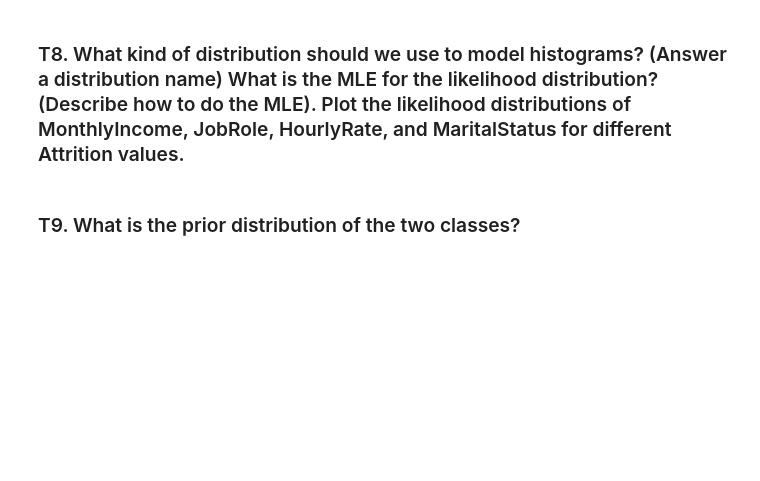
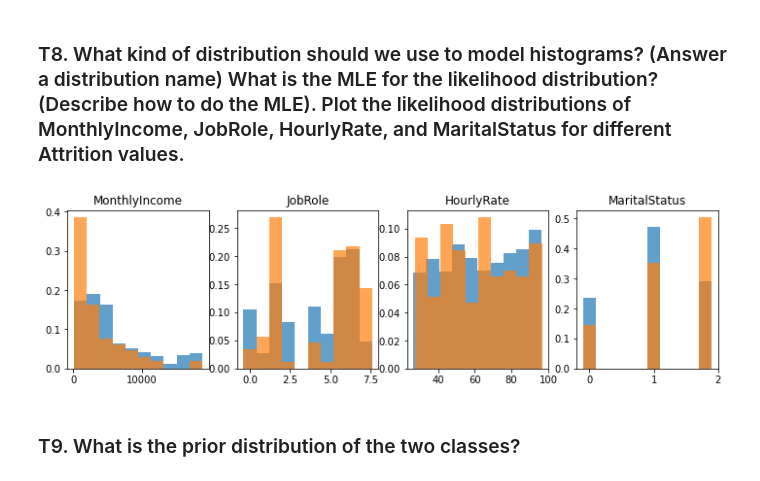
Before and after one commit to Bee0Theepob/Pattern, a Jupyter notebook: HW2/Pattern_HW2_student_2024.ipynb, the cells around one changed output. Cells and saved outputs as stored; diff of their text form; code cells hidden in the pictures; blank space fills up the shorter version.

```diff
--- a/HW2/Pattern_HW2_student_2024.ipynb
+++ b/HW2/Pattern_HW2_student_2024.ipynb
@@ -139,5 +160,35 @@ bin = 100
 # %% [markdown]
 ### T8. What kind of distribution should we use to model histograms? (Answer a distribution name) What is the MLE for the likelihood distribution? (Describe how to do the MLE). Plot the likelihood distributions of MonthlyIncome, JobRole, HourlyRate, and MaritalStatus for different Attrition values.
+# %%
+def divide_into_bins(data, n_bin):
+ mn = np.nanmin(data)
+ mx = np.nanmax(data)
+ bin_size = (mx - mn) / n_bin
+ bins = np.append(np.append(-np.inf, np.arange(mn, mx, bin_size)), np.inf)
+ idx = np.digitize(data, bins)
+ bin_cnt = np.bincount(idx)
+ while (bin_cnt.shape[0] - 1 < bins.shape[0]):
+    bin_cnt = np.append(bin_cnt, 0)
+ bin_cnt = bin_cnt / np.sum(bin_cnt)
+
+ return bins, bin_cnt, bin_size
+def display_histogram_probs(bins, bin_cnt, cls, bin_size):
+ cls.bar(bins[1:-1], bin_cnt[2:-1], width=bin_size, alpha=0.7)
+ cls.set_title(col_name)
+
+
+col_names = ["MonthlyIncome", "JobRole", "HourlyRate", "MaritalStatus"]
+fig, ax = plt.subplots(1, 4, figsize=(12, 3))
+for j in range(4):
+ col_name = col_names[j]
+ stay_bins, stay_bin_cnt, stay_bin_size = divide_into_bins(train_stay[col_name], 10)
+ leave_bins, leave_bin_cnt, leave_bin_size = divide_into_bins(train_leave[col_name], 10)
+ stay_bins, stay_bin_cnt, stay_bin_size = divide_into_bins(train_stay[col_name][train_stay[col_name] != -1], 10)
+ leave_bins, leave_bin_cnt, leave_bin_size = divide_into_bins(train_leave[col_name][train_leave[col_name] != -1], 10)
+ display_histogram_probs(stay_bins, stay_bin_cnt, ax[j], stay_bin_size)
+ display_histogram_probs(leave_bins, leave_bin_cnt, ax[j], leave_bin_size)
+# %% [output]
+[figure, added]
 # %% [markdown]
 ### T9. What is the prior distribution of the two classes?
 # %%
```
Also changed, not shown: parts of 6 cells of this notebook, 9 other files.
